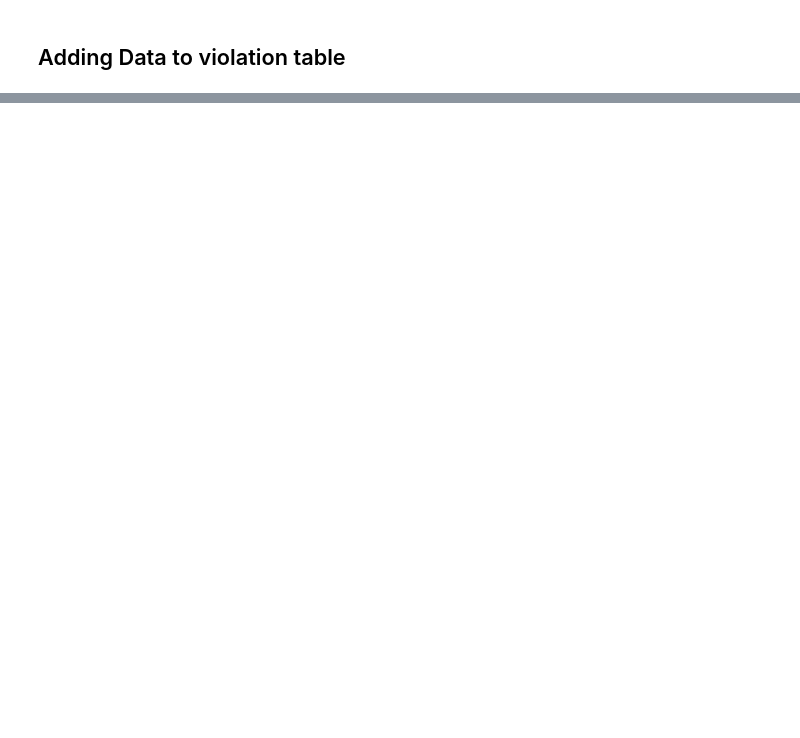
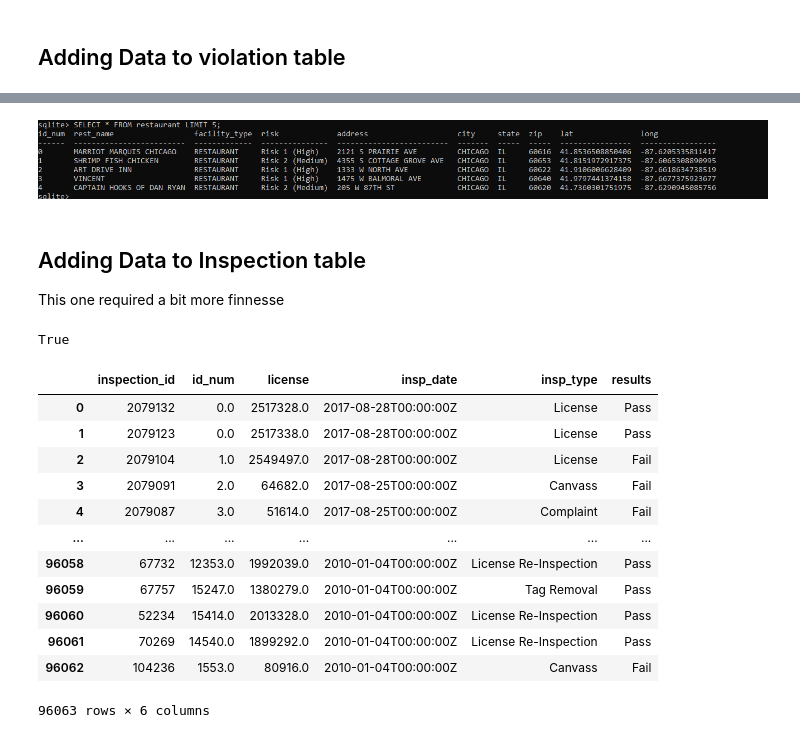
Before and after one commit to adp12/513_Project, a Jupyter notebook: notebooks/db_setup.ipynb, the cells around one changed output, grey strips where cells are left out. Drawn from its saved outputs; the diff is of its cells as text; code cells hidden in the pictures; blank space fills up the shorter version.

```diff
--- a/notebooks/db_setup.ipynb
+++ b/notebooks/db_setup.ipynb
@@ -83,0 +201,41 @@ vio_df.to_sql('violation',con=db, if_exists='append',index=False)
+# %% [markdown]
+![image.png](attachment:image.png)
+# %% [markdown]
+## Adding Data to Inspection table
+This one required a bit more finnesse
+# %%
+insp_df = df[['Inspection ID','DBA Name','Address','License #','Inspection Date','Inspection Type','Results']]
+insp_df['Address']=insp_df['Address'].str.strip()
+insp_df['JoinCol']=insp_df['DBA Name']+insp_df['Address'].str.strip()
+# %%
+#Ensure All Key Values unique
+len(np.unique(insp_df['Inspection ID']))==len(insp_df['Inspection ID'])
+# %% [output]
+True
+# %%
+#Use Restaraunt DF to get the ID nums for joining
+#To ensure correct index match on the join, using a combination of the name and the address
+tojoin = rest_df[['ID_NUM','DBA Name','Address']]
+tojoin['JoinCol']=tojoin['DBA Name']+tojoin['Address'].str.strip()
+# %%
+insp_df = pd.merge(insp_df, tojoin, on='JoinCol', how='left')
+insp_df = insp_df.drop(columns=['DBA Name_x','Address_x','JoinCol','DBA Name_y','Address_y'])
+# %%
+insp_df = insp_df[['Inspection ID',"ID_NUM",'License #','Inspection Date','Inspection Type','Results']]
+insp_df.columns = ['inspection_id','id_num','license','insp_date','insp_type','results']
+# %%
+insp_df
+# %% [output]
+|  | inspection_id | id_num | license | insp_date | insp_type | results |
+| 0 | 2079132 | 0.0 | 2517328.0 | 2017-08-28T00:00:00Z | License | Pass |
+| 1 | 2079123 | 0.0 | 2517338.0 | 2017-08-28T00:00:00Z | License | Pass |
+| 2 | 2079104 | 1.0 | 2549497.0 | 2017-08-28T00:00:00Z | License | Fail |
+| 3 | 2079091 | 2.0 | 64682.0 | 2017-08-25T00:00:00Z | Canvass | Fail |
+| 4 | 2079087 | 3.0 | 51614.0 | 2017-08-25T00:00:00Z | Complaint | Fail |
+| ... | ... | ... | ... | ... | ... | ... |
+| 96058 | 67732 | 12353.0 | 1992039.0 | 2010-01-04T00:00:00Z | License Re-Inspection | Pass |
+| 96059 | 67757 | 15247.0 | 1380279.0 | 2010-01-04T00:00:00Z | Tag Removal | Pass |
+| 96060 | 52234 | 15414.0 | 2013328.0 | 2010-01-04T00:00:00Z | License Re-Inspection | Pass |
+| 96061 | 70269 | 14540.0 | 1899292.0 | 2010-01-04T00:00:00Z | License Re-Inspection | Pass |
+| 96062 | 104236 | 1553.0 | 80916.0 | 2010-01-04T00:00:00Z | Canvass | Fail |
+96063 rows × 6 columns
```
Also changed, not shown: parts of 47 cells of this notebook, 1 other file.
